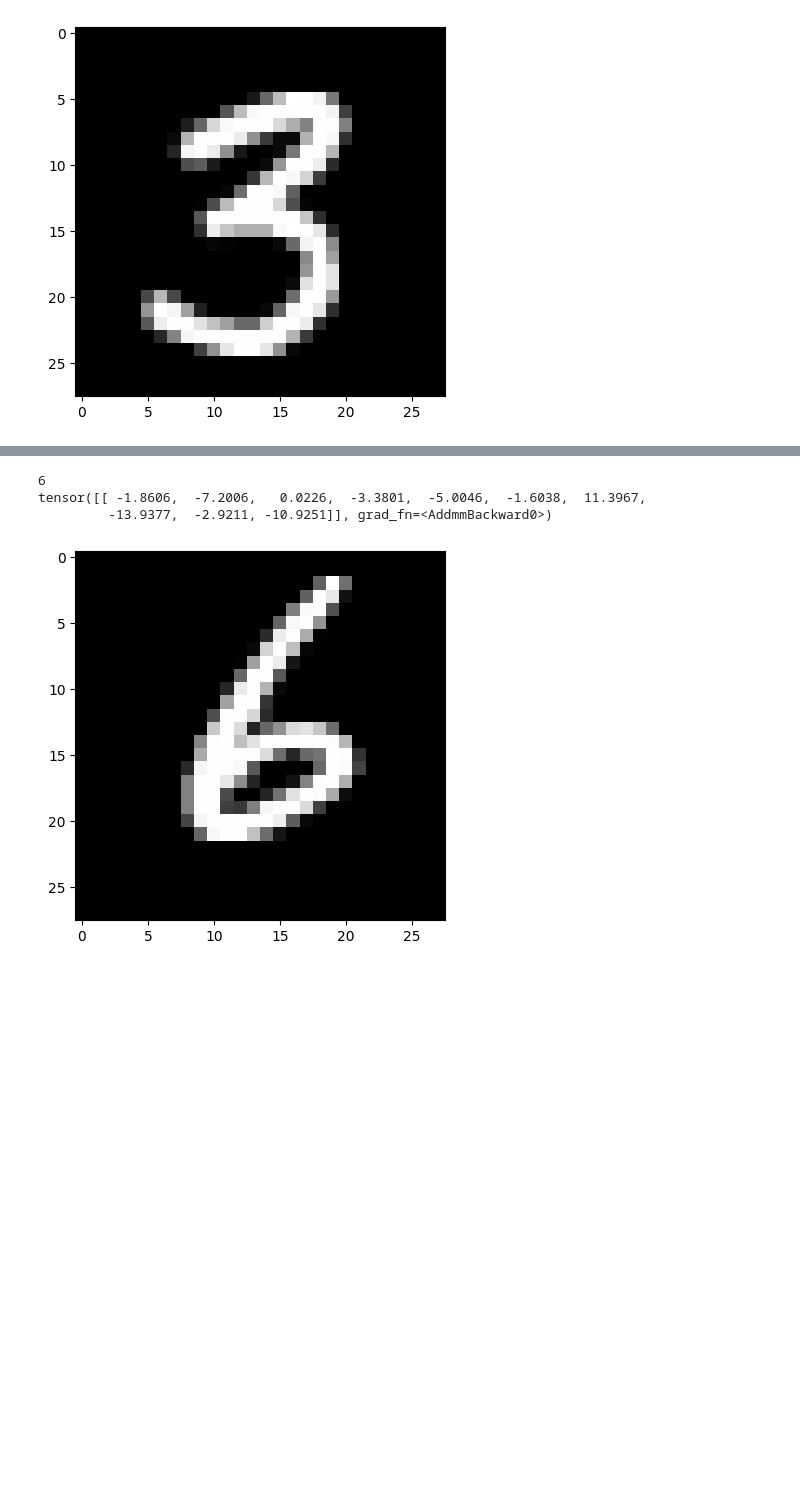
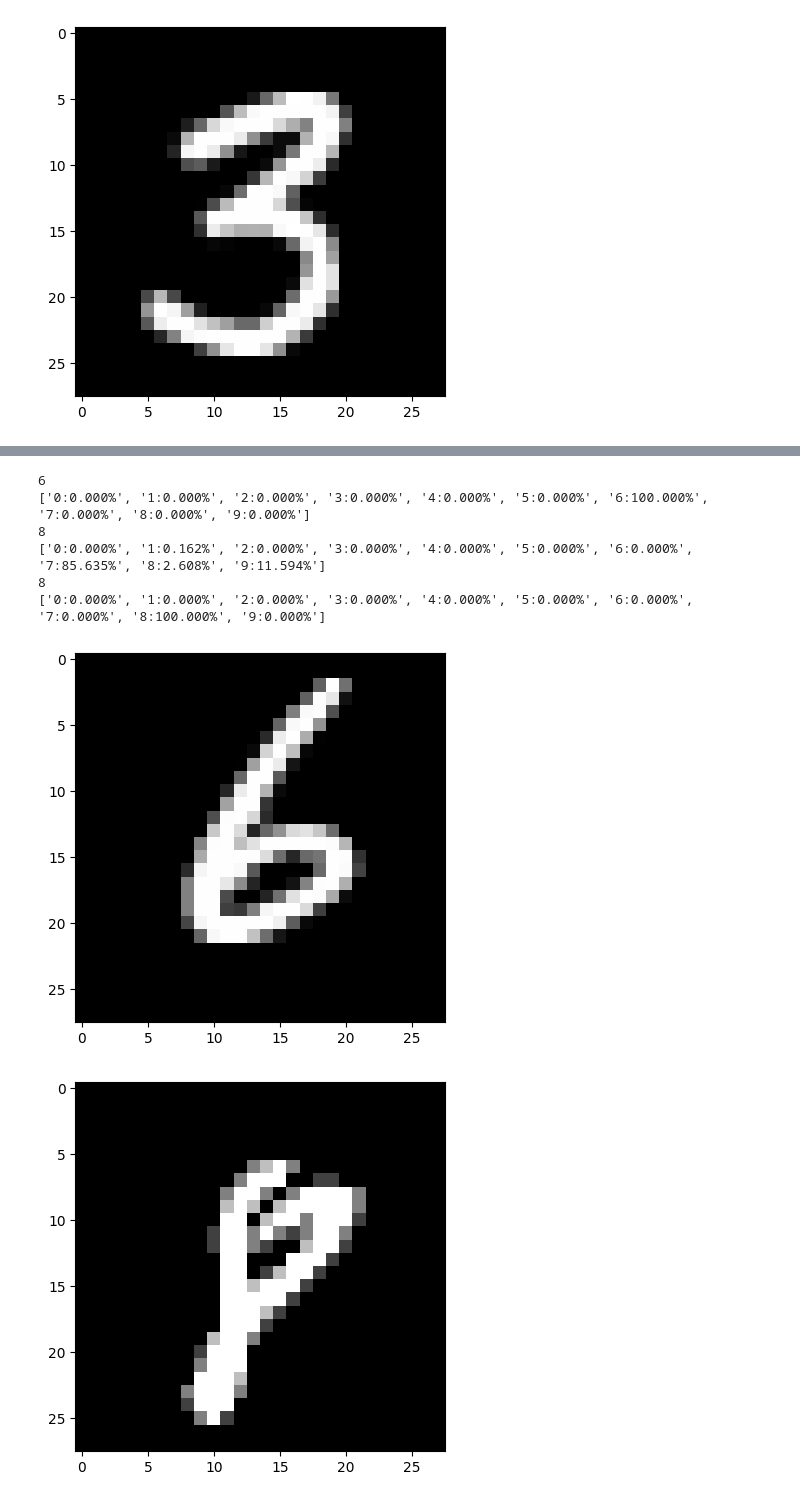
Before and after one commit to merrillmckee/lightning-ai-demonstration, a Jupyter notebook: src/lightning-ai-demo-gpu.ipynb, the cells around one changed output, grey strips where cells are left out. Saved outputs shown, nothing was run; the diff lists cells and outputs as text; code cells hidden in the pictures; blank space fills up the shorter version.

```diff
--- a/src/lightning-ai-demo-gpu.ipynb
+++ b/src/lightning-ai-demo-gpu.ipynb
@@ -66,14 +66,14 @@ class HelloModel(L.LightningModule):
         return self.encoder(x)
 
     def training_step(self, batch):
-        loss = self._step(batch, "train")
+        loss = self._step(batch, step_type="train")
         return loss
 
     def validation_step(self, batch):
-        loss = self._step(batch, "val")
+        loss = self._step(batch, step_type="val")
         return loss
 
-    def _step(self, batch, step_type):
+    def _step(self, batch, step_type: str):
         images, labels = batch  # images: NxRxC
         n_batch = len(images)
         images = images.view(n_batch, -1)  # images: N x (RxC)
@@ -100,7 +100,7 @@ class HelloModel(L.LightningModule):
 # -----------
 # Train Model
 # -----------
-model = HelloModel(hidden_nodes=64)
+model = HelloModel(hidden_nodes=512)
 
 train_dataloader = data.DataLoader(
     dataset=train,
@@ -118,7 +118,10 @@ val_dataloader = data.DataLoader(
     pin_memory=True,
     persistent_workers=True,
 )
-trainer = L.Trainer(max_epochs=5)
+trainer = L.Trainer(
+    max_epochs=20,
+    enable_progress_bar=False,
+)
 trainer.fit(
     model=model,
     train_dataloaders=train_dataloader,
@@ -146,16 +148,23 @@ HPU available: False, using: 0 HPUs
 # %%
 # -------------
 # Run Inference
 # -------------
-n = 53
-image, label = test[n]
-plt.imshow(image.squeeze(), cmap="gray")
-image = image.view(1, -1)
-pred = model.encoder(image)
-print(label)
-print(pred)
+for n in [53, 54, 55]:
+    image, label = test[n]
+    image_view = image.view(1, -1)
+    softmax = nn.Softmax(dim=1)
+    pred = softmax(model.encoder(image_view)).detach().numpy().squeeze()
+    # show
+    plt.figure()
+    plt.imshow(image.squeeze(), cmap="gray")
+    print(label)
+    print(["{0}:{1:.3%}".format(i, prob) for i, prob in enumerate(pred)])
 # %% [output]
 6
-tensor([[ -1.8606,  -7.2006,   0.0226,  -3.3801,  -5.0046,  -1.6038,  11.3967,
-         -13.9377,  -2.9211, -10.9251]], grad_fn=<AddmmBackward0>)
+['0:0.000%', '1:0.000%', '2:0.000%', '3:0.000%', '4:0.000%', '5:0.000%', '6:100.000%', '7:0.000%', '8:0.000%', '9:0.000%']
+8
+['0:0.000%', '1:0.162%', '2:0.000%', '3:0.000%', '4:0.000%', '5:0.000%', '6:0.000%', '7:85.635%', '8:2.608%', '9:11.594%']
+8
+['0:0.000%', '1:0.000%', '2:0.000%', '3:0.000%', '4:0.000%', '5:0.000%', '6:0.000%', '7:0.000%', '8:100.000%', '9:0.000%']
 [figure]
+[figure, added]
```
Also changed, not shown: parts of 2 cells of this notebook, 1 other file.
